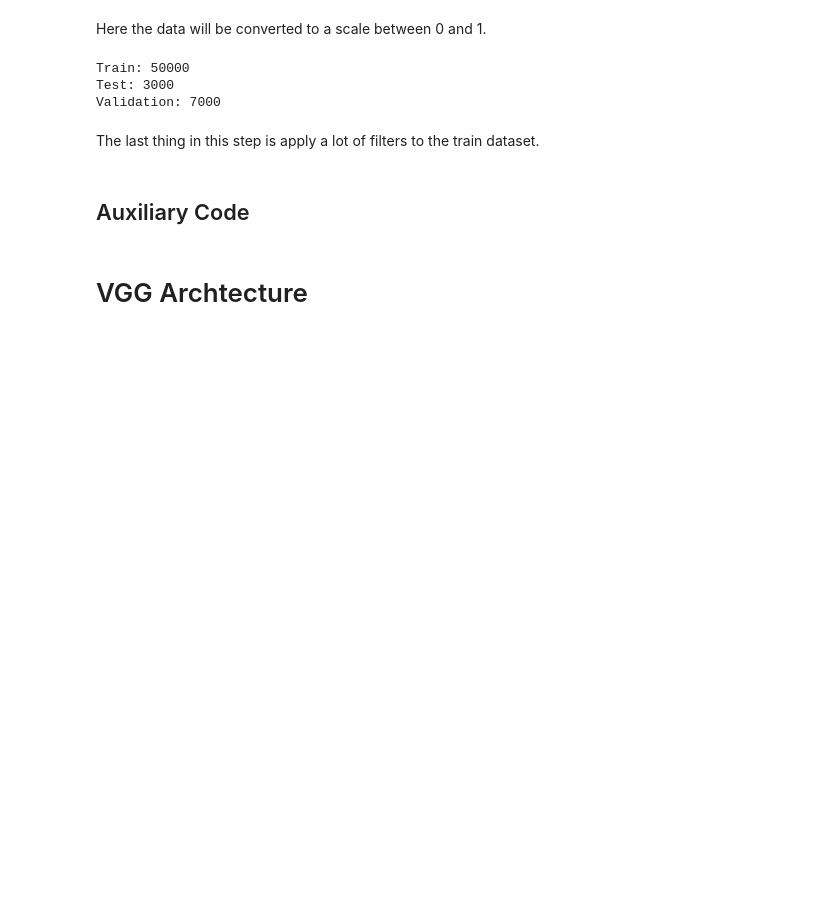
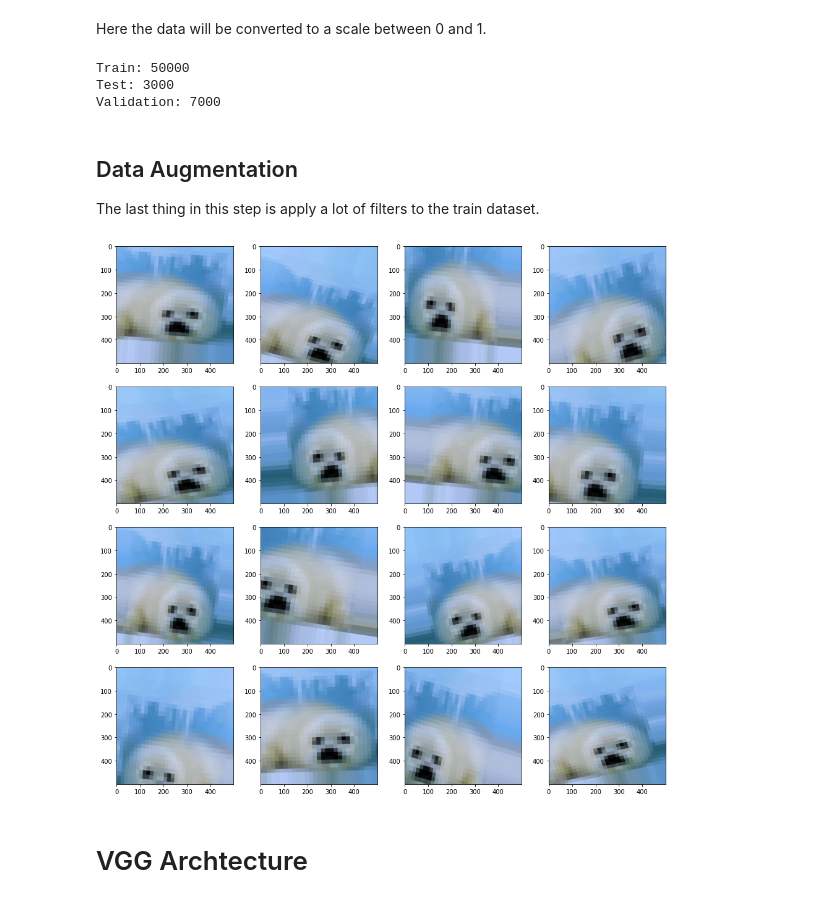
Before and after one commit to Lucs1590/vgg_bpca, a Jupyter notebook: notebooks/vgg_net.ipynb, the cells around one changed output. Drawn from its saved outputs; the diff is of its cells as text; code cells hidden in the pictures; blank space fills up the shorter version.

```diff
--- a/notebooks/vgg_net.ipynb
+++ b/notebooks/vgg_net.ipynb
@@ -115,6 +123,7 @@ Train: 50000
 Test: 3000
 Validation: 7000
 # %% [markdown]
+## Data Augmentation
 The last thing in this step is apply a lot of filters to the train dataset.
 # %%
 datagen = ImageDataGenerator(
@@ -128,5 +138,3 @@ datagen = ImageDataGenerator(
 )
 
 datagen.fit(X_train)
-# %% [markdown]
-## Auxiliary Code
@@ -165,3 +141,21 @@ def _get_predictions(model, images):
+# %%
+plt.imsave('test.png', X_train[numb])
+
+img = load_img('/content/test.png', target_size= (500,500))
+img_tensor = img_to_array(img)
+img_tensor = np.expand_dims(img_tensor, axis=0)
+
+pic = datagen.flow(img_tensor, batch_size =1)
+plt.figure(figsize=(16, 16))
+
+for i in range(1,17):
+   plt.subplot(4, 4, i)
+   batch = pic.next()
+   image_ = batch[0].astype('uint8')
+   plt.imshow(image_)
+plt.show()
+# %% [output]
+[figure, added]
 # %% [markdown]
 # VGG Archtecture
 # %% [markdown]
```
Also changed, not shown: parts of 19 cells of this notebook.
